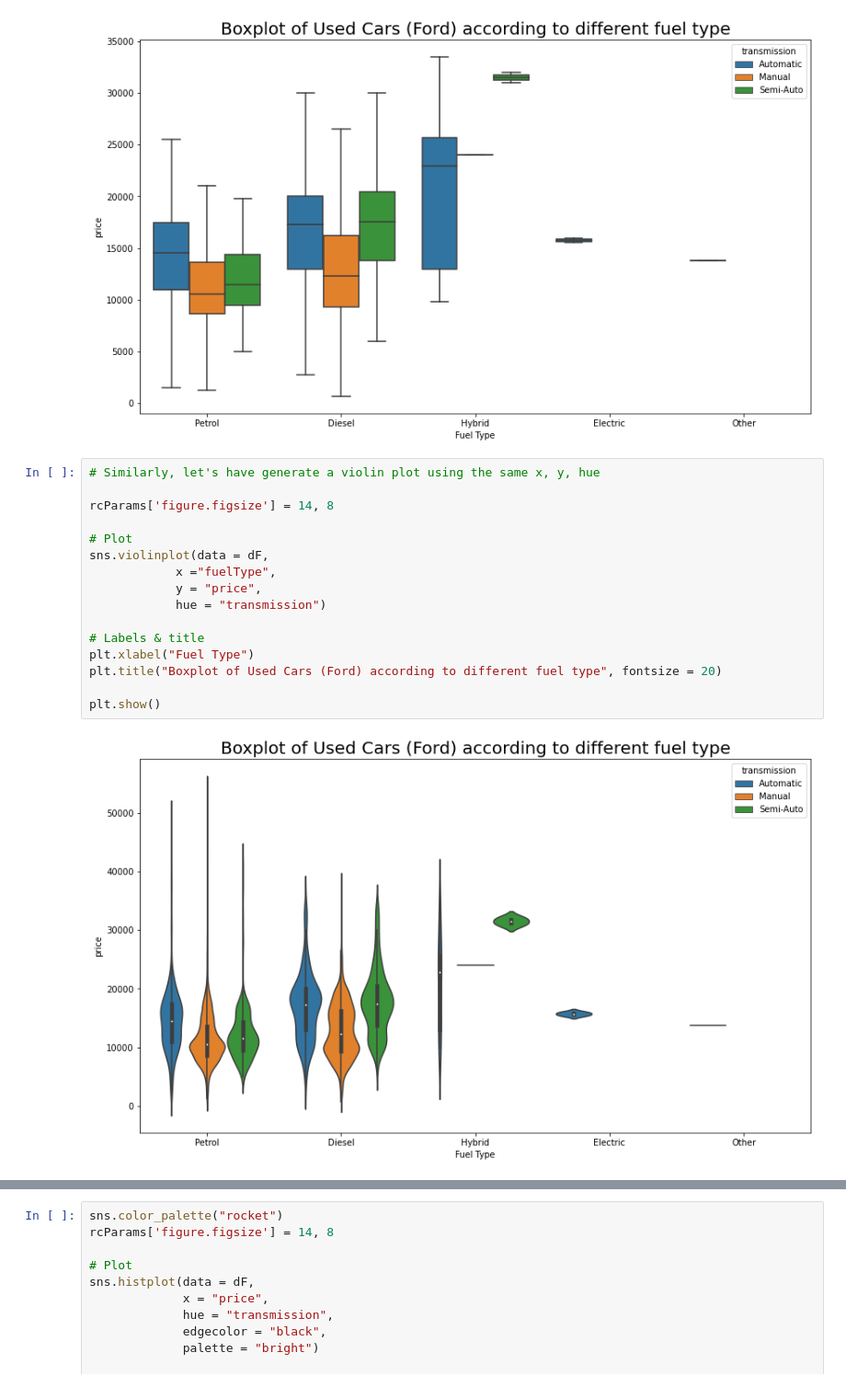
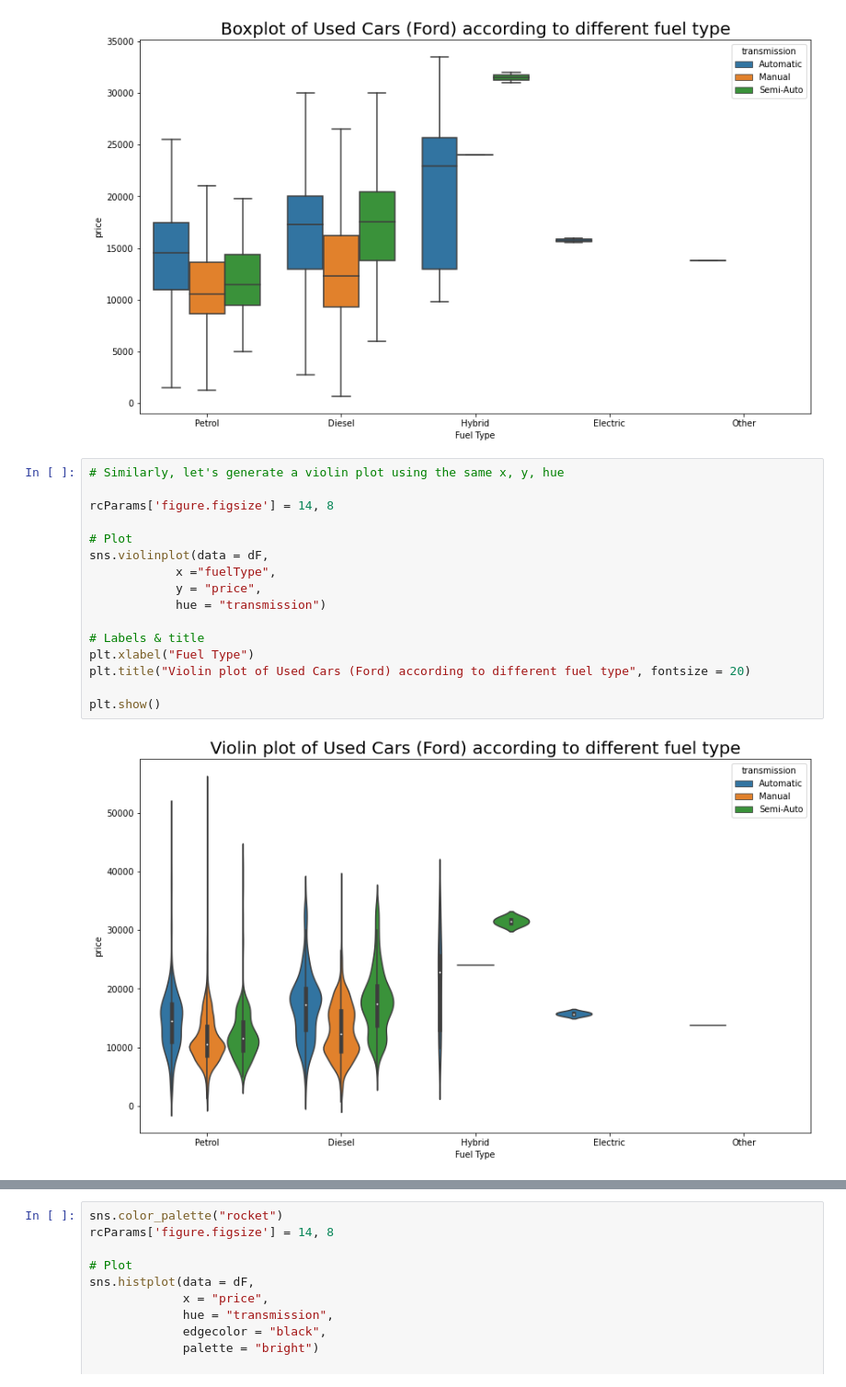
Before and after one commit to st0rmw1nd/ford_used_car_analysis, a Jupyter notebook: ford_used_car_analysis.ipynb, the cells around one changed output, grey strips where cells are left out. Shown at 92% size. Cells and saved outputs as stored; diff of their text form.

```diff
--- a/ford_used_car_analysis.ipynb
+++ b/ford_used_car_analysis.ipynb
@@ -294,21 +293,21 @@ plt.show()
 # %% [output]
 [figure]
 # %%
-# Similarly, let's have generate a violin plot using the same x, y, hue
+# Similarly, let's generate a violin plot using the same x, y, hue
 
 rcParams['figure.figsize'] = 14, 8
 
 # Plot
 sns.violinplot(data = dF,
             x ="fuelType",
             y = "price",
             hue = "transmission")
 
 # Labels & title
 plt.xlabel("Fuel Type")
-plt.title("Boxplot of Used Cars (Ford) according to different fuel type", fontsize = 20)
+plt.title("Violin plot of Used Cars (Ford) according to different fuel type", fontsize = 20)
 
 plt.show()
 # %% [output]
-[figure, old version]
+[figure, new version]
 # %% [markdown]
```
Also changed, not shown: parts of 3 cells of this notebook.
